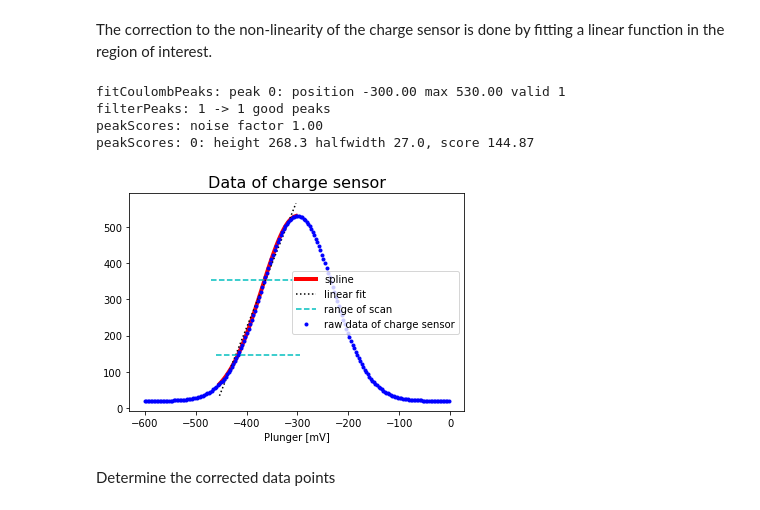
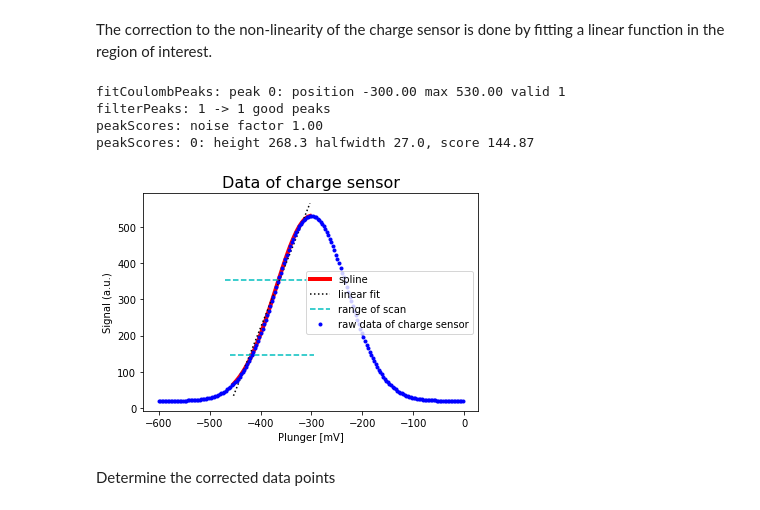
Before and after one commit to shotaroaq/qtt, a Jupyter notebook: docs/notebooks/analysis/example_charge_sensor.ipynb, the cells around one changed output. Cells and saved outputs as stored; diff of their text form; code cells hidden in the pictures.

Commit message:
Add ylabel to the simulated charge sensor figure.

```diff
--- a/docs/notebooks/analysis/example_charge_sensor.ipynb
+++ b/docs/notebooks/analysis/example_charge_sensor.ipynb
@@ -61,15 +61,16 @@ The correction to the non-linearity of the charge sensor is done by fitting a li
 # %%
 dl, results = correctChargeSensor(delta, signal, xs, ys, fig=100)
 plt.plot(xs, ys, '.b', label='raw data of charge sensor')
 plt.legend()
 plt.title('Data of charge sensor', fontsize=16)
-_=plt.xlabel('Plunger [mV]')
+_ = plt.xlabel('Plunger [mV]')
+_ = plt.ylabel('Signal (a.u.)')
 # %% [output]
 fitCoulombPeaks: peak 0: position -300.00 max 530.00 valid 1
 filterPeaks: 1 -> 1 good peaks
 peakScores: noise factor 1.00
 peakScores: 0: height 268.3 halfwidth 27.0, score 144.87
-[figure, old version]
+[figure, new version]
 # %% [markdown]
 Determine the corrected data points
 # %%
```
Also changed, not shown: parts of 1 cell of this notebook.
